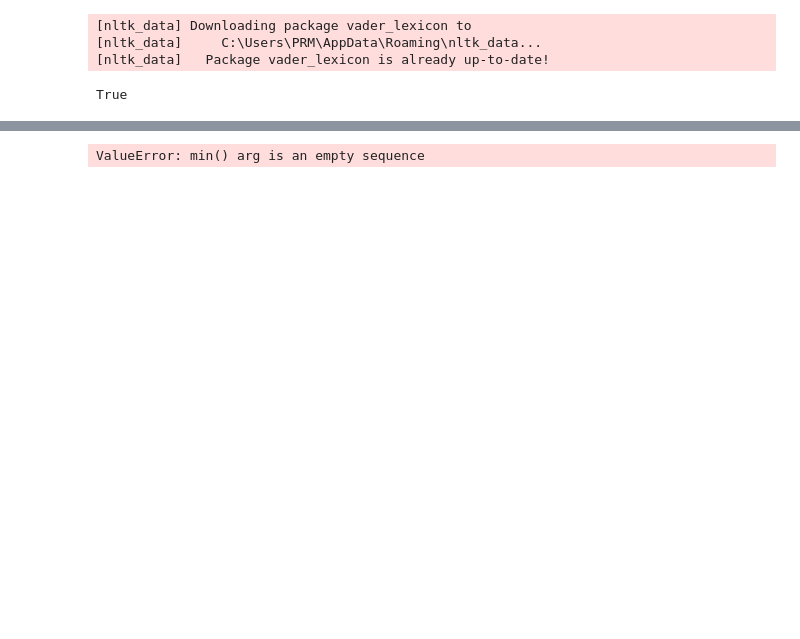
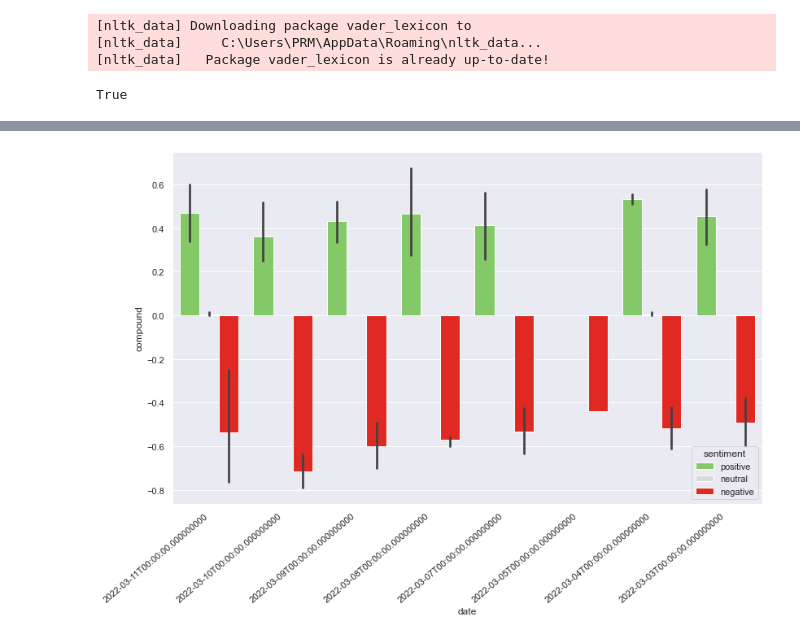
Before and after one commit to pval108/StockNewsScraper, a Jupyter notebook: stocknews_scraper.ipynb, the cells around one changed output, grey strips where cells are left out. Saved outputs shown, nothing was run; the diff lists cells and outputs as text; code cells hidden in the pictures; blank space fills up the shorter version.

```diff
--- a/stocknews_scraper.ipynb
+++ b/stocknews_scraper.ipynb
@@ -212,20 +206,24 @@ t
 # %%
 sns.set(rc={'figure.figsize':(11.7,8.27)})
 
-colors = ['#d9d9d9', "#FF0B04","#7ed957"]
+#7ed957 green
+#FF0B04 red
+#d9d9d9 neutral
+
+colors = ["#7ed957",'#d9d9d9',"#FF0B04"]
 # Set your custom color palette
 sns.set_palette(sns.color_palette(colors))
 
 #plt.rcParams['figure.figsize'] = [40, 6]
 ax = sns.barplot(x='date', y='compound',hue ='sentiment', data=t)
 
 
 
 
 
 
 ax.set_xticklabels(ax.get_xticklabels(), rotation=40, ha="right")
 plt.tight_layout()
 plt.show()
 # %% [output]
-ValueError: min() arg is an empty sequence
+[figure, added]
```
Also changed, not shown: parts of 18 cells of this notebook.
